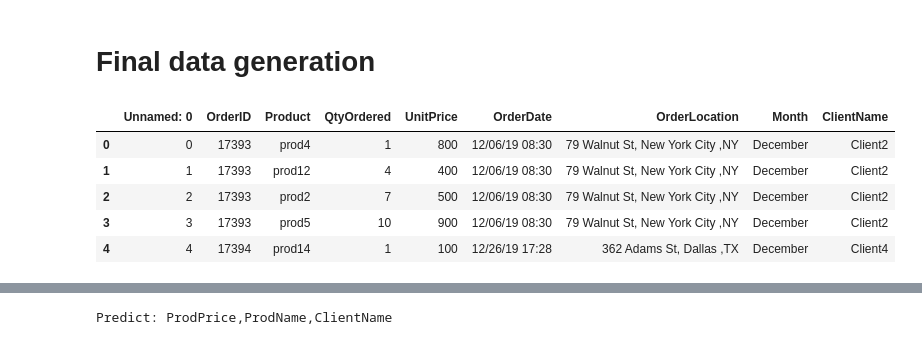
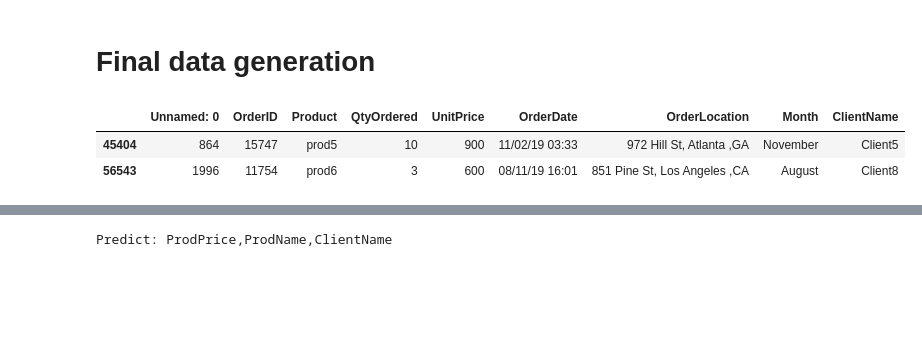
Before and after one commit to Learning2Code75/DLOM, a Jupyter notebook: ML/3_regClassif/sales_analysis_vid.ipynb, the cells around one changed output, grey strips where cells are left out. Saved outputs shown, nothing was run; the diff lists cells and outputs as text; code cells hidden in the pictures; blank space fills up the shorter version.

```diff
--- a/ML/3_regClassif/sales_analysis_vid.ipynb
+++ b/ML/3_regClassif/sales_analysis_vid.ipynb
@@ -138,11 +138,8 @@ result = [f(row[0], ..., row[n]) for row in zip(df['col1'], ..., df['coln'])]
 # Final data generation
 # %%
 df_raw = pd.read_csv("all_data_sales.csv")
-df_raw.head()
+df_raw.sample(2)
 # %% [output]
 |  | Unnamed: 0 | OrderID | Product | QtyOrdered | UnitPrice | OrderDate | OrderLocation | Month | ClientName |
-| 0 | 0 | 17393 | prod4 | 1 | 800 | 12/06/19 08:30 | 79 Walnut St, New York City ,NY | December | Client2 |
-| 1 | 1 | 17393 | prod12 | 4 | 400 | 12/06/19 08:30 | 79 Walnut St, New York City ,NY | December | Client2 |
-| 2 | 2 | 17393 | prod2 | 7 | 500 | 12/06/19 08:30 | 79 Walnut St, New York City ,NY | December | Client2 |
-| 3 | 3 | 17393 | prod5 | 10 | 900 | 12/06/19 08:30 | 79 Walnut St, New York City ,NY | December | Client2 |
-| 4 | 4 | 17394 | prod14 | 1 | 100 | 12/26/19 17:28 | 362 Adams St, Dallas ,TX | December | Client4 |
+| 45404 | 864 | 15747 | prod5 | 10 | 900 | 11/02/19 03:33 | 972 Hill St, Atlanta ,GA | November | Client5 |
+| 56543 | 1996 | 11754 | prod6 | 3 | 600 | 08/11/19 16:01 | 851 Pine St, Los Angeles ,CA | August | Client8 |
```
Also changed, not shown: parts of 33 cells of this notebook, 1 other file.
